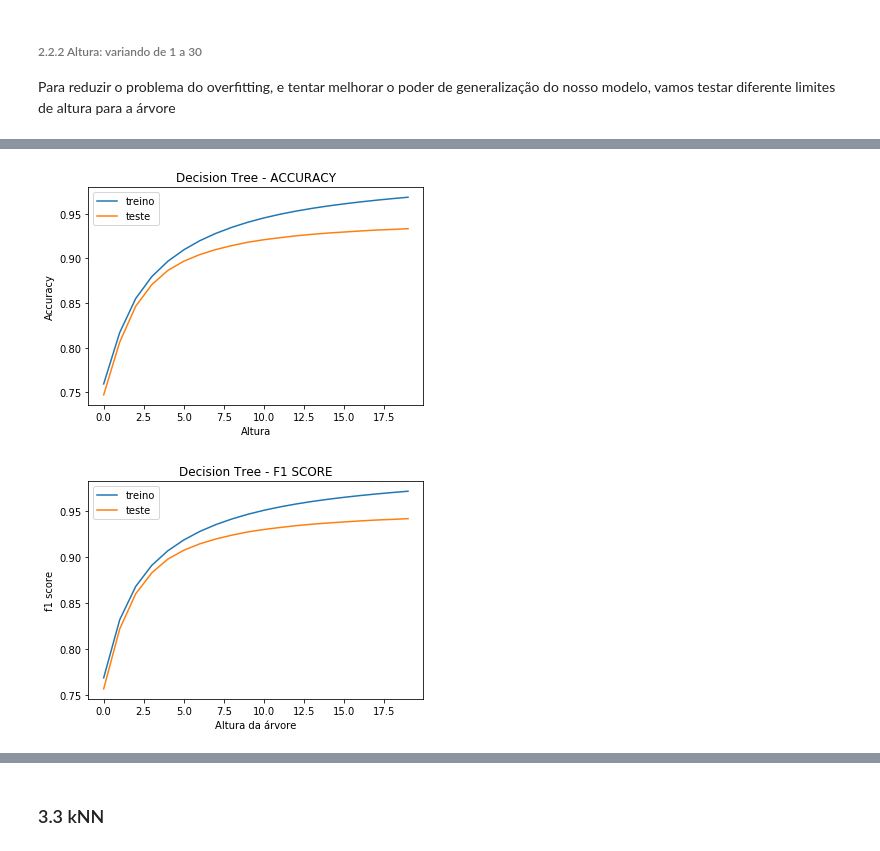
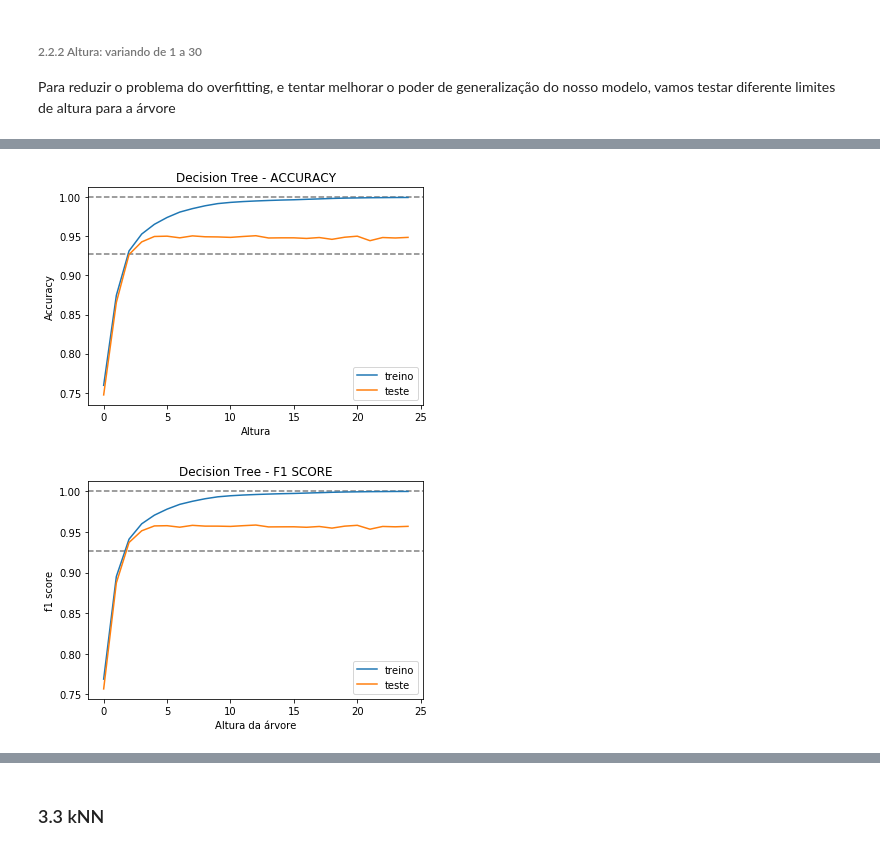
Before and after one commit to vesper-college-assignments/machine-learning, a Jupyter notebook: tp1/tp1_valeria_souza.ipynb, the cells around one changed output, grey strips where cells are left out. Saved outputs shown, nothing was run; the diff lists cells and outputs as text; code cells hidden in the pictures.

Commit message:
finished decision tree

```diff
--- a/tp1/tp1_valeria_souza.ipynb
+++ b/tp1/tp1_valeria_souza.ipynb
@@ -221,26 +248,28 @@ def save_results(objeto, metrics = {}):
     """
     Função auxiliar que salva resultados de muitos experimentos
     """
-    metrics['accuracy_train'].append(np.mean(objeto.accuracy_train))
-    metrics['accuracy_test'].append(np.mean(objeto.accuracy_test))
+    metrics['accuracy_train'].append(objeto.mean_accuracy_train)
+    metrics['accuracy_test'].append(objeto.mean_accuracy_test)
 
-    metrics['precision_train'].append(np.mean(objeto.precision_train))
-    metrics['precision_test'].append(np.mean(objeto.precision_test))
+    metrics['precision_train'].append(objeto.mean_precision_train)
+    metrics['precision_test'].append(objeto.mean_precision_test)
 
-    metrics['recall_train'].append(np.mean(objeto.recall_train))
-    metrics['recall_test'].append(np.mean(objeto.recall_test))
+    metrics['recall_train'].append(objeto.mean_recall_train)
+    metrics['recall_test'].append(objeto.mean_recall_test)
 
-    metrics['f1_train'].append(np.mean(objeto.f1_train))
-    metrics['f1_test'].append(np.mean(objeto.f1_test))
+    metrics['f1_train'].append(objeto.mean_f1_train)
+    metrics['f1_test'].append(objeto.mean_f1_test)
 
     return metrics
 # %%
-def plot_results(metrics, name='Decision Tree', parameter='Altura'):
+def plot_results(metrics, baseline, name='Decision Tree', parameter='Altura'):
 
     plt.subplot()
     plt.title(name + ' - ACCURACY')
     plt.xlabel(parameter)
     plt.ylabel('Accuracy')
+    plt.axhline(1.0, linestyle='--', color='grey')
+    plt.axhline(baseline, linestyle='--', color='grey')
     plt.plot(metrics['accuracy_train'], label = 'treino')
     plt.plot(metrics['accuracy_test'], label = 'teste')
     plt.legend(loc='best')
@@ -250,6 +279,8 @@ def plot_results(metrics, name='Decision Tree', parameter='Altura'):
     plt.title(name + ' - F1 SCORE')
     plt.xlabel('Altura da árvore')
     plt.ylabel('f1 score')
+    plt.axhline(1.0, linestyle='--', color='grey')
+    plt.axhline(baseline, linestyle='--', color='grey')
     plt.plot(metrics['f1_train'], label = 'treino')
     plt.plot(metrics['f1_test'], label = 'teste')
     plt.legend(loc='best')
@@ -312,8 +343,7 @@ metrics={
     'f1_test':[]
 }
 
-decision_tree = Experiment()
-
-for i in tqdm(range(1, 20+1)):
+for i in tqdm(range(1, 25+1)):
+    decision_tree = Experiment()
     decision_tree.run_decision_tree(i)
     metrics = save_results(decision_tree, metrics)
@@ -320,5 +374,5 @@ for i in tqdm(range(1, 20+1)):
 # %%
-plot_results(metrics, name='Decision Tree', parameter='Altura')
+plot_results(metrics, baseline.mean_f1_test, name='Decision Tree', parameter='Altura')
 # %% [output]
-[figure, old version]
+[figure, new version]
-[figure, old version]
+[figure, new version]
```
Also changed, not shown: parts of 17 cells of this notebook.
